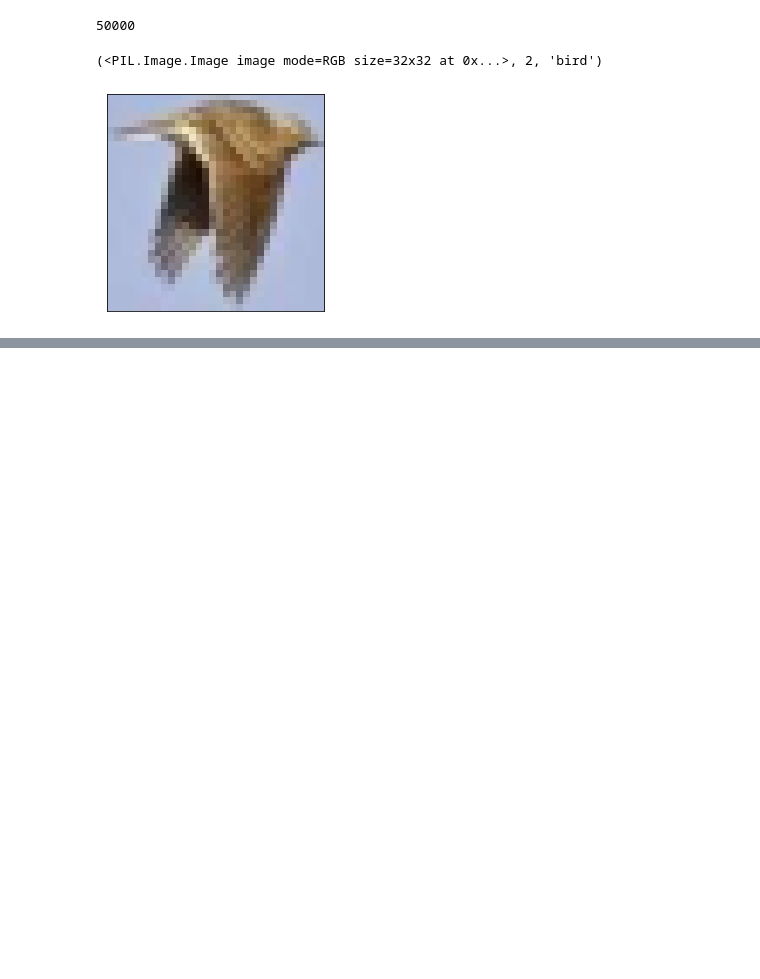
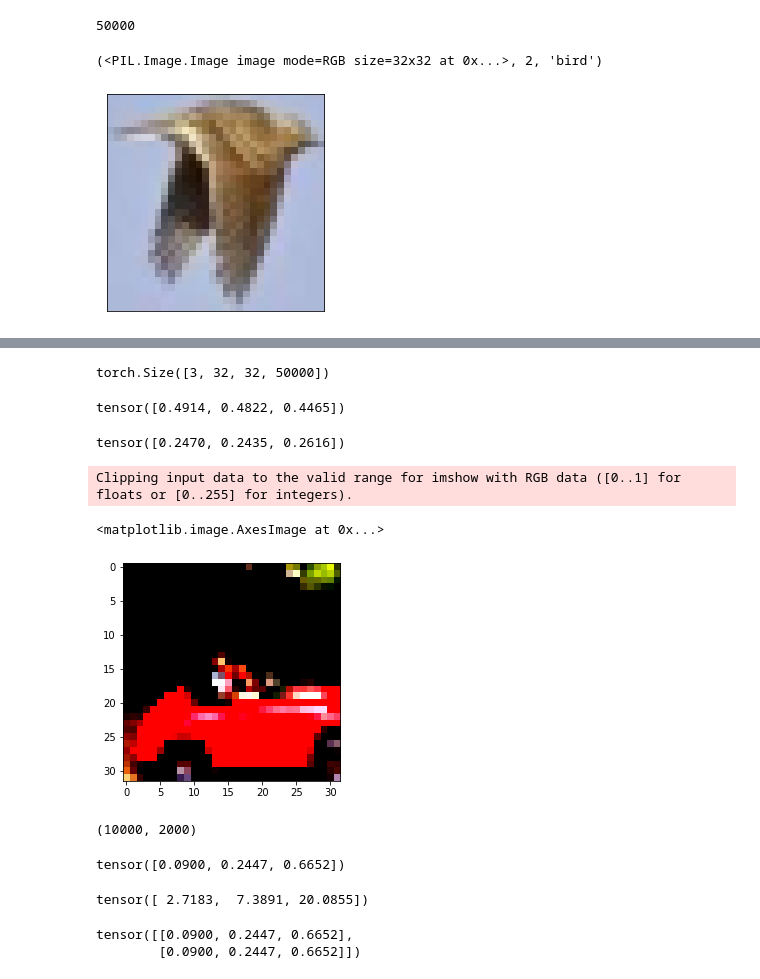
Before and after one commit to qader1/deep-learning-with-pytorch-book-exercises, a Jupyter notebook: telling birds from airplanes - learning from images.ipynb, the cells around one changed output, grey strips where cells are left out. Saved outputs shown, nothing was run; the diff lists cells and outputs as text; code cells hidden in the pictures; blank space fills up the shorter version.

```diff
--- a/telling birds from airplanes - learning from images.ipynb
+++ b/telling birds from airplanes - learning from images.ipynb
@@ -60,0 +70,38 @@ dir(transforms)
+# %%
+imgs.shape
+# %% [output]
+torch.Size([3, 32, 32, 50000])
+# %%
+means = imgs.reshape(3, -1).mean(dim=1)
+means
+# %% [output]
+tensor([0.4914, 0.4822, 0.4465])
+# %%
+stds = imgs.view(3, -1).std(dim=1)
+stds
+# %% [output]
+tensor([0.2470, 0.2435, 0.2616])
+# %%
+normalize = transforms.Normalize((.4915, .4823, .4468), (.2470, .2435, .2616))
+# %%
+transformed_cifar10 = datasets.CIFAR10(data_path,
+                                       train=True,
+                                       download=False,
+                                       transform=transforms.Compose([
+                                           transforms.ToTensor(),
+                                           normalize
+                                       ]))
+
+transformed_cifar10_v = datasets.CIFAR10(data_path,
+                                         train=False,
+                                         download=False,
+                                         transform=transforms.Compose([
+                                         transforms.ToTensor(),
+                                         normalize
+                                       ]))
+# %%
+plt.imshow(transformed_cifar10[99][0].permute(1, 2, 0))
+# %% [output]
+Clipping input data to the valid range for imshow with RGB data ([0..1] for floats or [0..255] for integers).
+<matplotlib.image.AxesImage at 0x...>
+[figure, added]
@@ -60,0 +114,4 @@ dir(transforms)
+# %%
+cifar2.__len__(), cifar_val.__len__()
+# %% [output]
+(10000, 2000)
@@ -60,0 +129,16 @@ dir(transforms)
+# %%
+softmax(torch.tensor([1, 2, 3]))
+# %% [output]
+tensor([0.0900, 0.2447, 0.6652])
+# %%
+torch.exp(torch.tensor([1, 2, 3]))
+# %% [output]
+tensor([ 2.7183,  7.3891, 20.0855])
+# %%
+softmax = nn.Softmax(dim=1)
+x = torch.tensor([[1., 2., 3.],
+                  [1., 2., 3.]])
+softmax(x)
+# %% [output]
+tensor([[0.0900, 0.2447, 0.6652],
+        [0.0900, 0.2447, 0.6652]])
```
Also changed, not shown: parts of 26 cells of this notebook.
